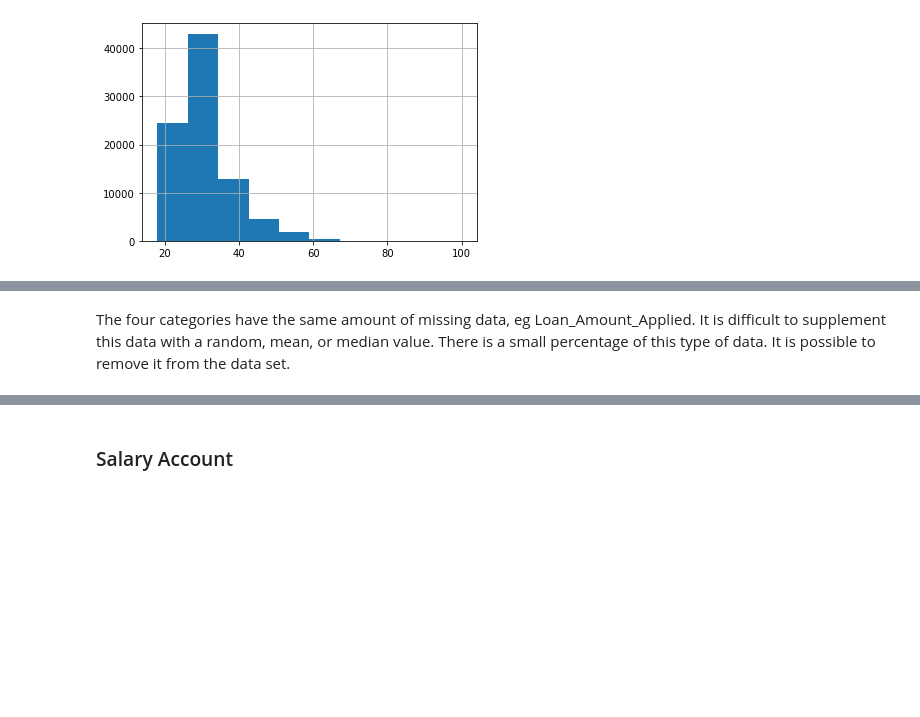
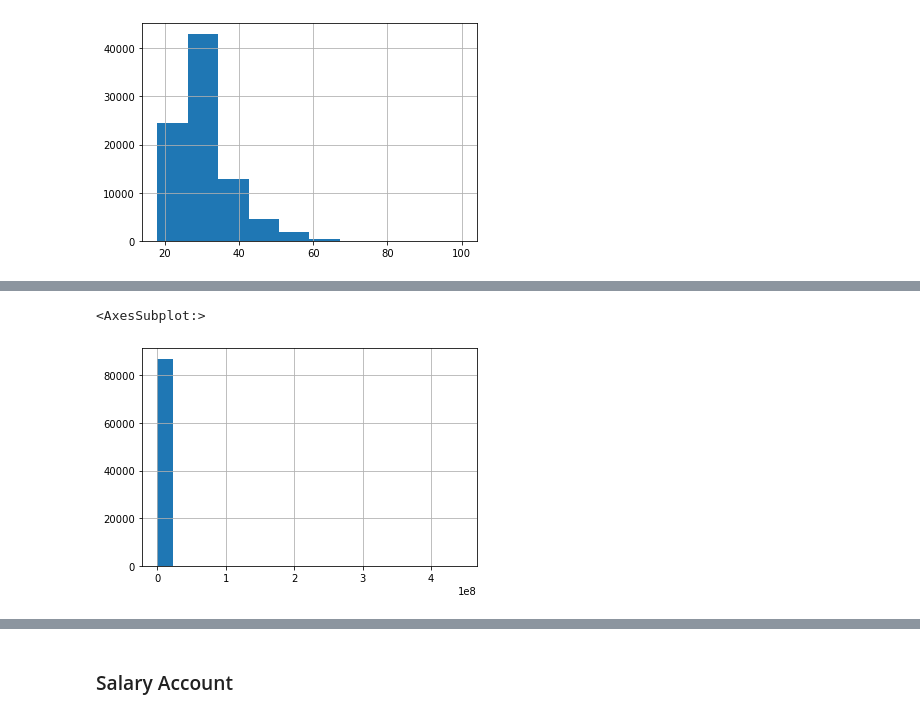
Before and after one commit to armand1027/HappyCustomerBank, a Jupyter notebook: Projekt_HappyCustomerBank.ipynb, the cells around one changed output, grey strips where cells are left out. Drawn from its saved outputs; the diff is of its cells as text; code cells hidden in the pictures; blank space fills up the shorter version.

```diff
--- a/Projekt_HappyCustomerBank.ipynb
+++ b/Projekt_HappyCustomerBank.ipynb
@@ -243,2 +296,0 @@ memory usage: 17.3+ MB
-# %% [markdown]
-The four categories have the same amount of missing data, eg Loan_Amount_Applied. It is difficult to supplement this data with a random, mean, or median value. There is a small percentage of this type of data. It is possible to remove it from the data set.
@@ -246,0 +297,5 @@ data = data.dropna(subset=['Loan_Amount_Applied'])
+# %%
+data['Monthly_Income'].hist(bins=20)
+# %% [output]
+<AxesSubplot:>
+[figure, added]
```
Also changed, not shown: parts of 52 cells of this notebook.
